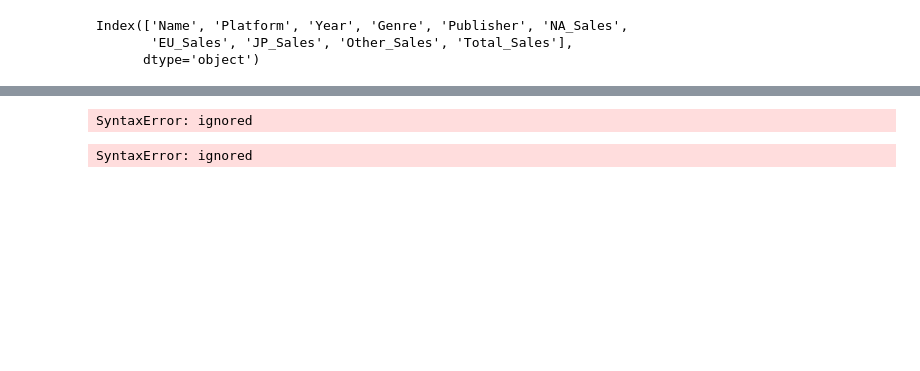
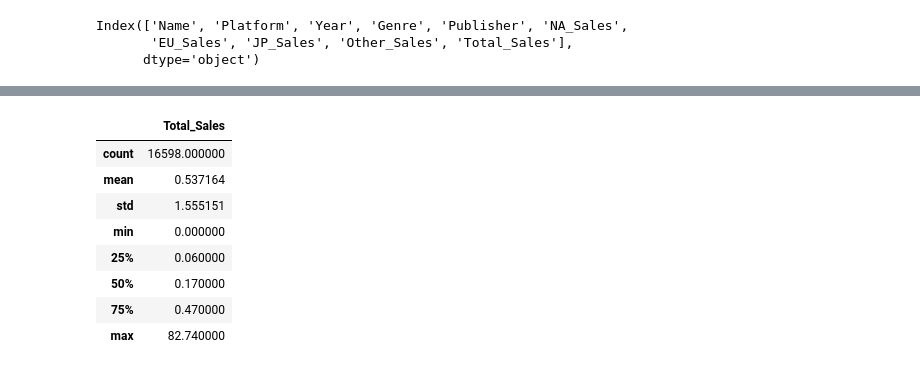
Before and after one commit to choheeee22/ds_Section1_Project, a Jupyter notebook: Section1_Project_GameIndustry.ipynb, the cells around one changed output, grey strips where cells are left out. Cells and saved outputs as stored; diff of their text form; code cells hidden in the pictures; blank space fills up the shorter version.

```diff
--- a/Section1_Project_GameIndustry.ipynb
+++ b/Section1_Project_GameIndustry.ipynb
@@ -158,10 +229,19 @@ pandas_profiling.ProfileReport(df)
 [interactive output not drawn]
 # %%
 #platform/year/genre별 total_sales 보기 -결측치 missing value처리위해
-Total_Sales_byGenre=pd.DataFrame(df.groupby(['Genre'])['Total_Sales'].sum()
+Total_Sales_by_Genre=pd.DataFrame(df.groupby(['Genre'])['Total_Sales'].sum().describe())
+Total_Sales_by_Platform=pd.DataFrame(df.groupby(['Platform'])['Total_Sales'].sum().describe())
+Total_Sales_by_Year=pd.DataFrame(df.groupby(['Year'])['Total_Sales'].sum().describe())
-# %% [output]
-SyntaxError: ignored
 # %%
-Total_Sales_by_Platform=pd.DataFrame(df.groupby(['Platform'])['Total_Sales'].sum
+all=pd.DataFrame(df['Total_Sales'].describe())
+all
 # %% [output]
-SyntaxError: ignored
+|  | Total_Sales |
+| count | 16598.000000 |
+| mean | 0.537164 |
+| std | 1.555151 |
+| min | 0.000000 |
+| 25% | 0.060000 |
+| 50% | 0.170000 |
+| 75% | 0.470000 |
+| max | 82.740000 |
```
Also changed, not shown: parts of 9 cells of this notebook.
